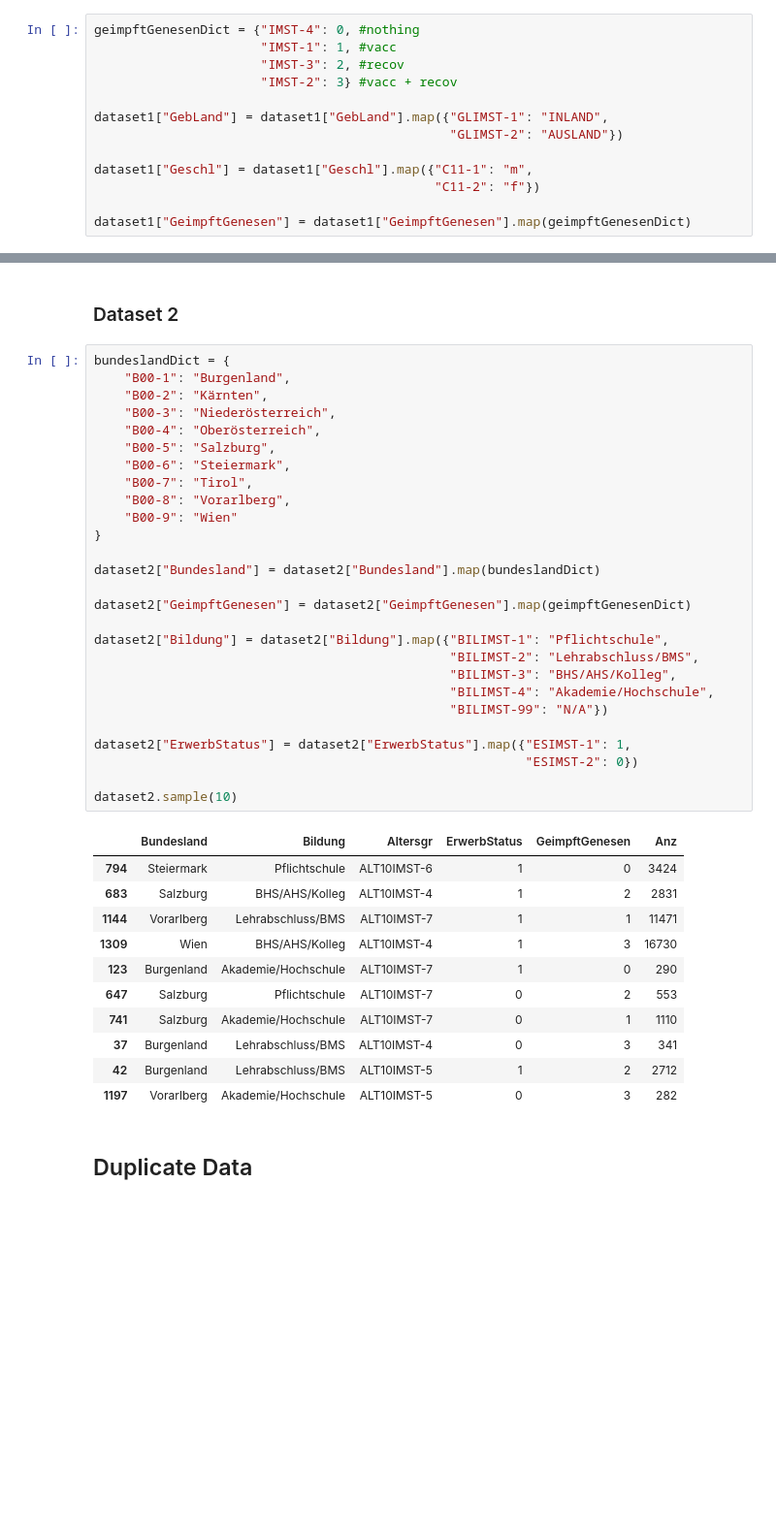
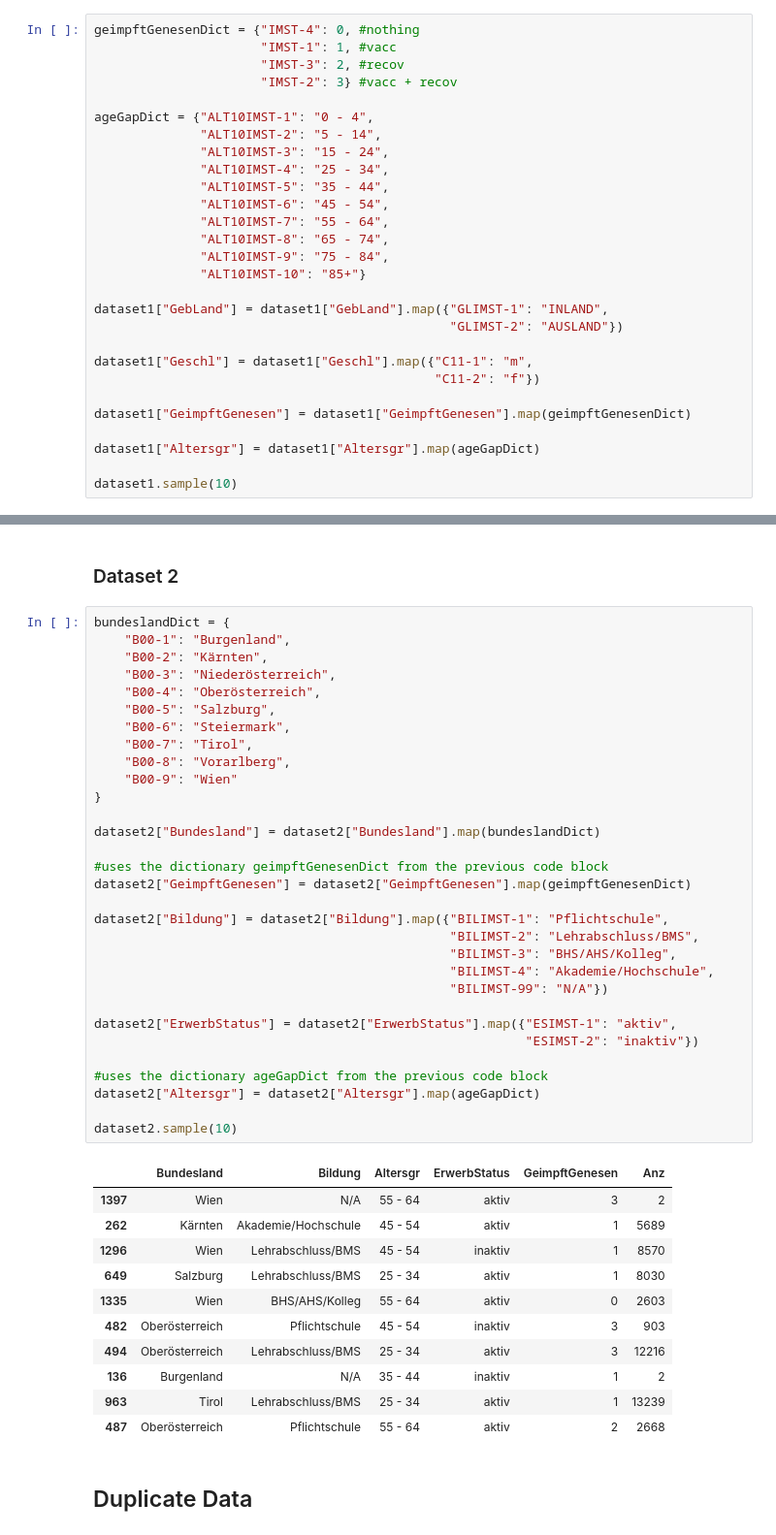
Before and after one commit to Sormy23/DataScience_CoronaStatistics, a Jupyter notebook: mini_projekt.ipynb, the cells around one changed output, grey strips where cells are left out. Shown: that part at 97% size. Cells and saved outputs as stored; diff of their text form; blank space fills up the shorter version.

Commit message:
finished mapping of the dataframes

```diff
--- a/mini_projekt.ipynb
+++ b/mini_projekt.ipynb
@@ -157,6 +158,17 @@ geimpftGenesenDict = {"IMST-4": 0, #nothing
                       "IMST-1": 1, #vacc
                       "IMST-3": 2, #recov
                       "IMST-2": 3} #vacc + recov
+
+ageGapDict = {"ALT10IMST-1": "0 - 4",
+              "ALT10IMST-2": "5 - 14",
+              "ALT10IMST-3": "15 - 24",
+              "ALT10IMST-4": "25 - 34",
+              "ALT10IMST-5": "35 - 44",
+              "ALT10IMST-6": "45 - 54",
+              "ALT10IMST-7": "55 - 64",
+              "ALT10IMST-8": "65 - 74",
+              "ALT10IMST-9": "75 - 84",
+              "ALT10IMST-10": "85+"}
 
 dataset1["GebLand"] = dataset1["GebLand"].map({"GLIMST-1": "INLAND",
                                                "GLIMST-2": "AUSLAND"})
@@ -165,3 +177,7 @@ dataset1["Geschl"] = dataset1["Geschl"].map({"C11-1": "m",
                                              "C11-2": "f"})
 
 dataset1["GeimpftGenesen"] = dataset1["GeimpftGenesen"].map(geimpftGenesenDict)
+
+dataset1["Altersgr"] = dataset1["Altersgr"].map(ageGapDict)
+
+dataset1.sample(10)
@@ -170,42 +198,46 @@ dataset1["GeimpftGenesen"] = dataset1["GeimpftGenesen"].map(geimpftGenesenDict)
 # %%
 bundeslandDict = {
     "B00-1": "Burgenland",
     "B00-2": "Kärnten",
     "B00-3": "Niederösterreich",
     "B00-4": "Oberösterreich",
     "B00-5": "Salzburg",
     "B00-6": "Steiermark",
     "B00-7": "Tirol",
     "B00-8": "Vorarlberg",
     "B00-9": "Wien"
 }
 
 dataset2["Bundesland"] = dataset2["Bundesland"].map(bundeslandDict)
 
+#uses the dictionary geimpftGenesenDict from the previous code block
 dataset2["GeimpftGenesen"] = dataset2["GeimpftGenesen"].map(geimpftGenesenDict)
 
 dataset2["Bildung"] = dataset2["Bildung"].map({"BILIMST-1": "Pflichtschule",
                                                "BILIMST-2": "Lehrabschluss/BMS",
                                                "BILIMST-3": "BHS/AHS/Kolleg",
                                                "BILIMST-4": "Akademie/Hochschule",
                                                "BILIMST-99": "N/A"})
 
-dataset2["ErwerbStatus"] = dataset2["ErwerbStatus"].map({"ESIMST-1": 1,
-                                                         "ESIMST-2": 0})
+dataset2["ErwerbStatus"] = dataset2["ErwerbStatus"].map({"ESIMST-1": "aktiv",
+                                                         "ESIMST-2": "inaktiv"})
+
+#uses the dictionary ageGapDict from the previous code block
+dataset2["Altersgr"] = dataset2["Altersgr"].map(ageGapDict)
 
 dataset2.sample(10)
 # %% [output]
 |  | Bundesland | Bildung | Altersgr | ErwerbStatus | GeimpftGenesen | Anz |
-| 794 | Steiermark | Pflichtschule | ALT10IMST-6 | 1 | 0 | 3424 |
-| 683 | Salzburg | BHS/AHS/Kolleg | ALT10IMST-4 | 1 | 2 | 2831 |
-| 1144 | Vorarlberg | Lehrabschluss/BMS | ALT10IMST-7 | 1 | 1 | 11471 |
-| 1309 | Wien | BHS/AHS/Kolleg | ALT10IMST-4 | 1 | 3 | 16730 |
-| 123 | Burgenland | Akademie/Hochschule | ALT10IMST-7 | 1 | 0 | 290 |
-| 647 | Salzburg | Pflichtschule | ALT10IMST-7 | 0 | 2 | 553 |
-| 741 | Salzburg | Akademie/Hochschule | ALT10IMST-7 | 0 | 1 | 1110 |
-| 37 | Burgenland | Lehrabschluss/BMS | ALT10IMST-4 | 0 | 3 | 341 |
-| 42 | Burgenland | Lehrabschluss/BMS | ALT10IMST-5 | 1 | 2 | 2712 |
-| 1197 | Vorarlberg | Akademie/Hochschule | ALT10IMST-5 | 0 | 3 | 282 |
+| 1397 | Wien | N/A | 55 - 64 | aktiv | 3 | 2 |
+| 262 | Kärnten | Akademie/Hochschule | 45 - 54 | aktiv | 1 | 5689 |
+| 1296 | Wien | Lehrabschluss/BMS | 45 - 54 | inaktiv | 1 | 8570 |
+| 649 | Salzburg | Lehrabschluss/BMS | 25 - 34 | aktiv | 1 | 8030 |
+| 1335 | Wien | BHS/AHS/Kolleg | 55 - 64 | aktiv | 0 | 2603 |
+| 482 | Oberösterreich | Pflichtschule | 45 - 54 | inaktiv | 3 | 903 |
+| 494 | Oberösterreich | Lehrabschluss/BMS | 25 - 34 | aktiv | 3 | 12216 |
+| 136 | Burgenland | N/A | 35 - 44 | inaktiv | 1 | 2 |
+| 963 | Tirol | Lehrabschluss/BMS | 25 - 34 | aktiv | 1 | 13239 |
+| 487 | Oberösterreich | Pflichtschule | 55 - 64 | aktiv | 2 | 2668 |
 # %% [markdown]
 ## Duplicate Data
 # %%
```
Also changed, not shown: parts of 15 cells of this notebook, 2 other files.
